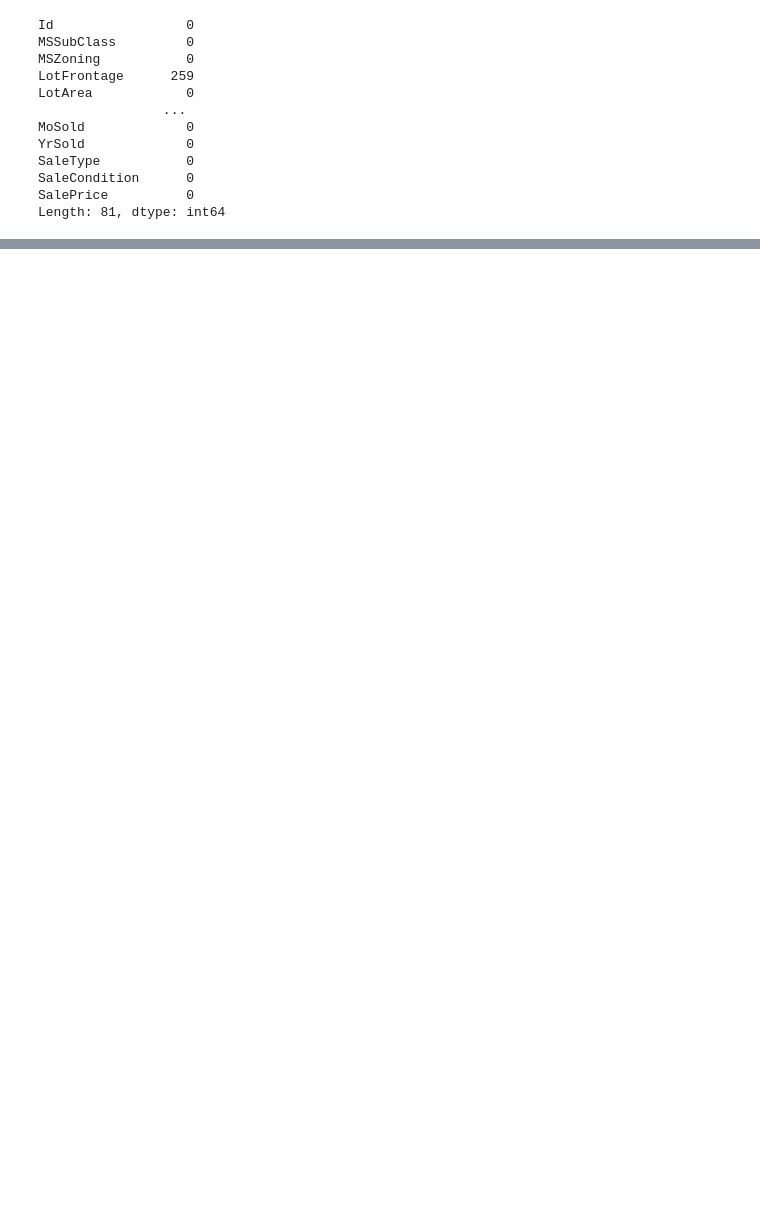
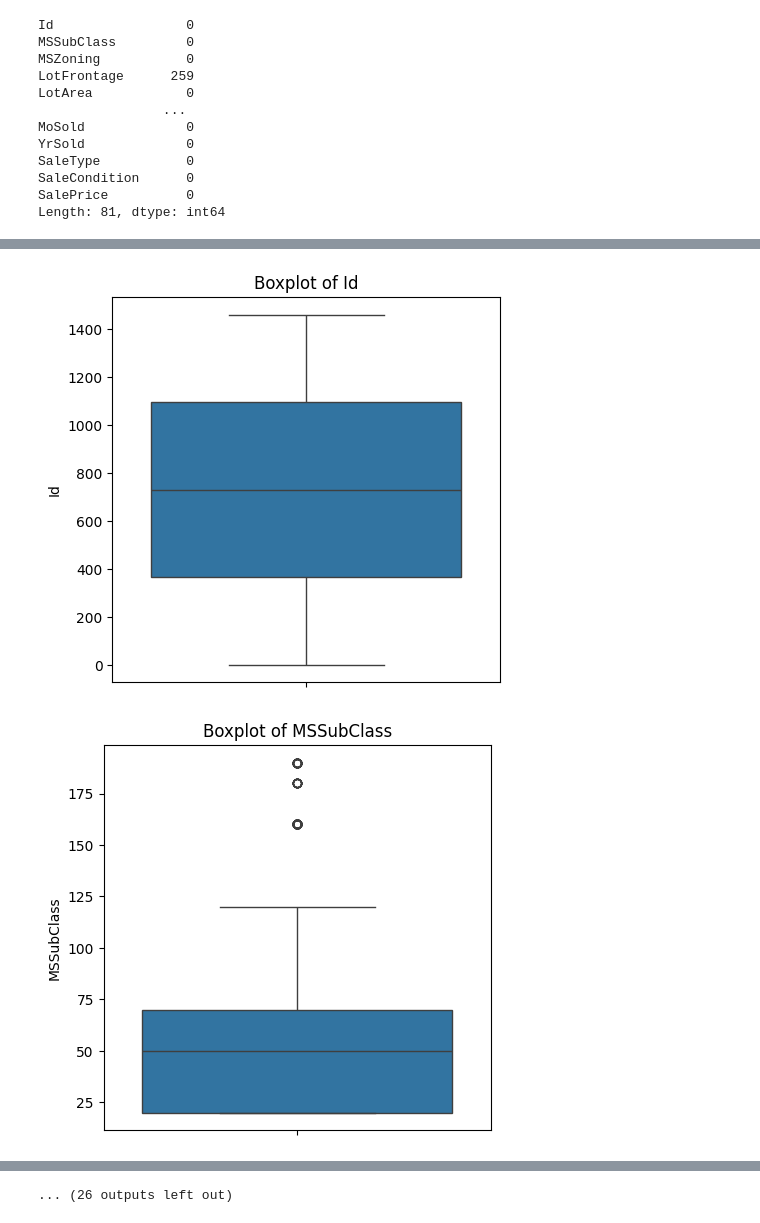
Before and after one commit to Ankush1252/House-Price-Prediction, a Jupyter notebook: Main/EDA.ipynb, the cells around one changed output, grey strips where cells are left out. Drawn from its saved outputs; the diff is of its cells as text; code cells hidden in the pictures; blank space fills up the shorter version.

```diff
--- a/Main/EDA.ipynb
+++ b/Main/EDA.ipynb
@@ -75,3 +58,8 @@ Length: 81, dtype: int64
+# %%
+df.nunique()
+
+
+df1 = df.drop(['Alley','PoolQC','Fence','MiscFeature','FireplaceQu','MasVnrType'],axis=1)
 # %%
 df.isnull().sum()
 # %% [output]
@@ -89,0 +94,3 @@ Length: 81, dtype: int64
+# %%
+num = df1.select_dtypes(exclude='object').columns
+num
@@ -89,0 +120,19 @@ Length: 81, dtype: int64
+# %%
+# Hanadeling missing data from numerical columns
+
+df1['LotFrontage'] = df1['LotFrontage'].fillna(df1['LotFrontage'].median())
+df1['MasVnrArea'] = df1['MasVnrArea'].fillna(df1['MasVnrArea'].median())
+df1['GarageYrBlt'] = df1['GarageYrBlt'].fillna(df1['GarageYrBlt'].median())
+# %%
+# Handeling missing data from categorical columns
+
+df1['GarageQual'] = df1['GarageQual'].fillna(df1['GarageQual'].mode()[0])
+df1['GarageFinish'] = df1['GarageFinish'].fillna(df1['GarageFinish'].mode()[0])
+df1['GarageType'] = df1['GarageType'].fillna(df1['GarageType'].mode()[0])
+df1['Electrical'] = df1['Electrical'].fillna(df1['Electrical'].mode()[0])
+df1['BsmtFinType2'] = df1['BsmtFinType2'].fillna(df1['BsmtFinType2'].mode()[0])
+df1['BsmtFinType1'] = df1['BsmtFinType1'].fillna(df1['BsmtFinType1'].mode()[0])
+df1['BsmtExposure'] = df1['BsmtExposure'].fillna(df1['BsmtExposure'].mode()[0])
+df1['BsmtCond'] = df1['BsmtCond'].fillna(df1['BsmtCond'].mode()[0])
+df1['BsmtQual'] = df1['BsmtQual'].fillna(df1['BsmtQual'].mode()[0])
+df1['GarageCond'] = df1['GarageCond'].fillna(df1['GarageCond'].mode()[0])
@@ -89,0 +175,15 @@ Length: 81, dtype: int64
+# %%
+def analyze_num(data,num_col):
+    for col in num_col:
+        plt.figure(figsize=(5,5))
+        sns.boxplot(data=data[col])
+        plt.title(f'Boxplot of {col}')
+        plt.show()
+
+analyze_num(df1,num)
+
+# sns.boxplot(data=df1['SalePrice'])
+# plt.show()
+# %% [output]
+[figure, added]
+[figure, added]
@@ -89,0 +200 @@ Length: 81, dtype: int64
+... (26 outputs left out)
```
Also changed, not shown: parts of 14 cells of this notebook.
